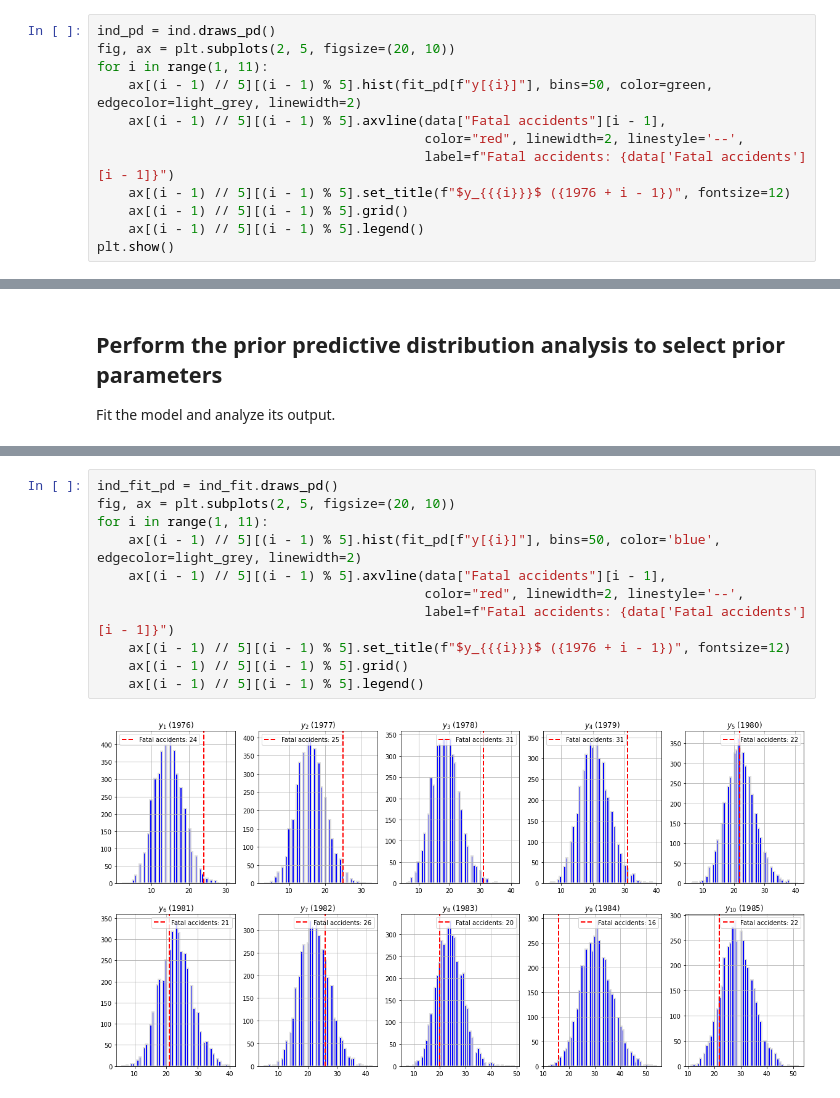
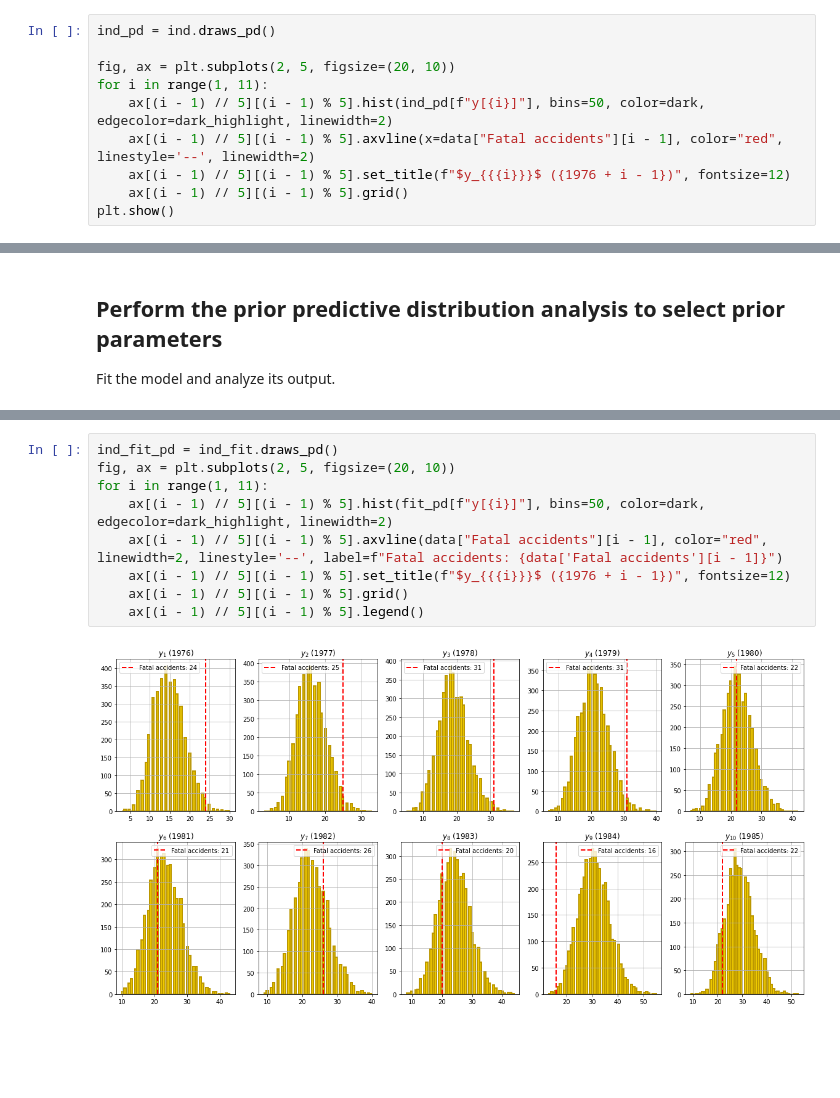
Before and after one commit to DanieloSendi/LaboratoryClasses_Data_Analitycs, a Jupyter notebook: Lab_5_Using_link_functions_to_create_GLM/Lab_5_Using_link_functions_to_create_GLM.ipynb, the cells around one changed output, grey strips where cells are left out. Drawn from its saved outputs; the diff is of its cells as text; blank space fills up the shorter version.

```diff
--- a/Lab_5_Using_link_functions_to_create_GLM/Lab_5_Using_link_functions_to_create_GLM.ipynb
+++ b/Lab_5_Using_link_functions_to_create_GLM/Lab_5_Using_link_functions_to_create_GLM.ipynb
@@ -237,13 +230,11 @@ INFO:cmdstanpy:CmdStan done processing.
 # %%
 ind_pd = ind.draws_pd()
+
 fig, ax = plt.subplots(2, 5, figsize=(20, 10))
 for i in range(1, 11):
-    ax[(i - 1) // 5][(i - 1) % 5].hist(fit_pd[f"y[{i}]"], bins=50, color=green, edgecolor=light_grey, linewidth=2)
-    ax[(i - 1) // 5][(i - 1) % 5].axvline(data["Fatal accidents"][i - 1],
-                                          color="red", linewidth=2, linestyle='--',
-                                          label=f"Fatal accidents: {data['Fatal accidents'][i - 1]}")
+    ax[(i - 1) // 5][(i - 1) % 5].hist(ind_pd[f"y[{i}]"], bins=50, color=dark, edgecolor=dark_highlight, linewidth=2)
+    ax[(i - 1) // 5][(i - 1) % 5].axvline(x=data["Fatal accidents"][i - 1], color="red", linestyle='--', linewidth=2)
     ax[(i - 1) // 5][(i - 1) % 5].set_title(f"$y_{{{i}}}$ ({1976 + i - 1})", fontsize=12)
     ax[(i - 1) // 5][(i - 1) % 5].grid()
-    ax[(i - 1) // 5][(i - 1) % 5].legend()
 plt.show()
 # %% [output]
@@ -300,13 +291,11 @@ INFO:cmdstanpy:CmdStan done processing.
 # %%
 ind_fit_pd = ind_fit.draws_pd()
 fig, ax = plt.subplots(2, 5, figsize=(20, 10))
 for i in range(1, 11):
-    ax[(i - 1) // 5][(i - 1) % 5].hist(fit_pd[f"y[{i}]"], bins=50, color='blue', edgecolor=light_grey, linewidth=2)
-    ax[(i - 1) // 5][(i - 1) % 5].axvline(data["Fatal accidents"][i - 1],
-                                          color="red", linewidth=2, linestyle='--',
-                                          label=f"Fatal accidents: {data['Fatal accidents'][i - 1]}")
+    ax[(i - 1) // 5][(i - 1) % 5].hist(fit_pd[f"y[{i}]"], bins=50, color=dark, edgecolor=dark_highlight, linewidth=2)
+    ax[(i - 1) // 5][(i - 1) % 5].axvline(data["Fatal accidents"][i - 1], color="red", linewidth=2, linestyle='--', label=f"Fatal accidents: {data['Fatal accidents'][i - 1]}")
     ax[(i - 1) // 5][(i - 1) % 5].set_title(f"$y_{{{i}}}$ ({1976 + i - 1})", fontsize=12)
     ax[(i - 1) // 5][(i - 1) % 5].grid()
     ax[(i - 1) // 5][(i - 1) % 5].legend()
 # %% [output]
-[figure, old version]
+[figure, new version]
```
Also changed, not shown: parts of 8 cells of this notebook.
